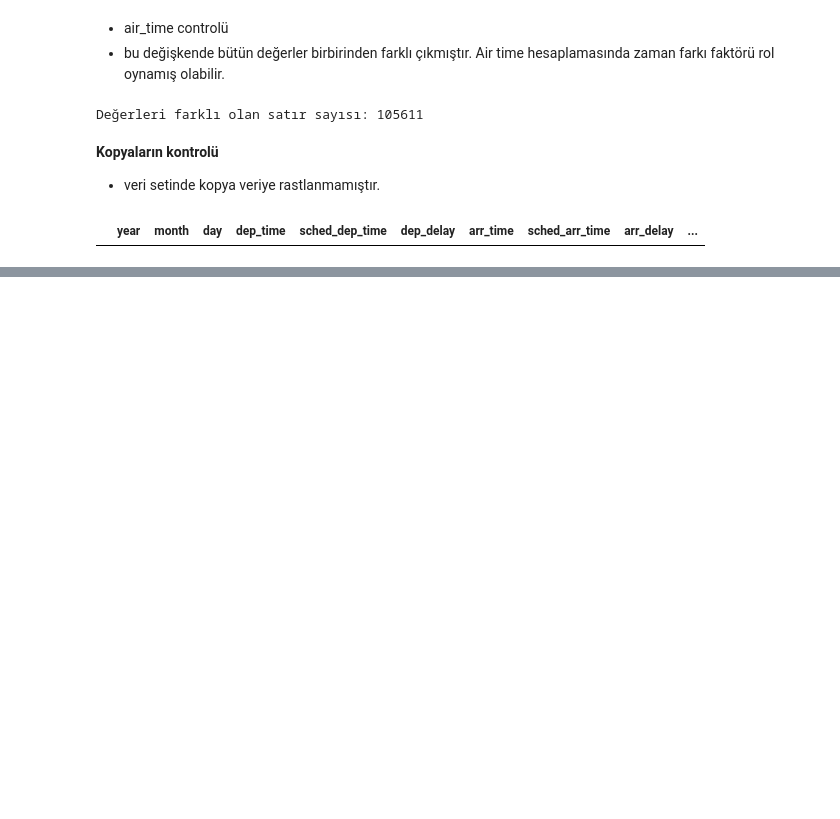
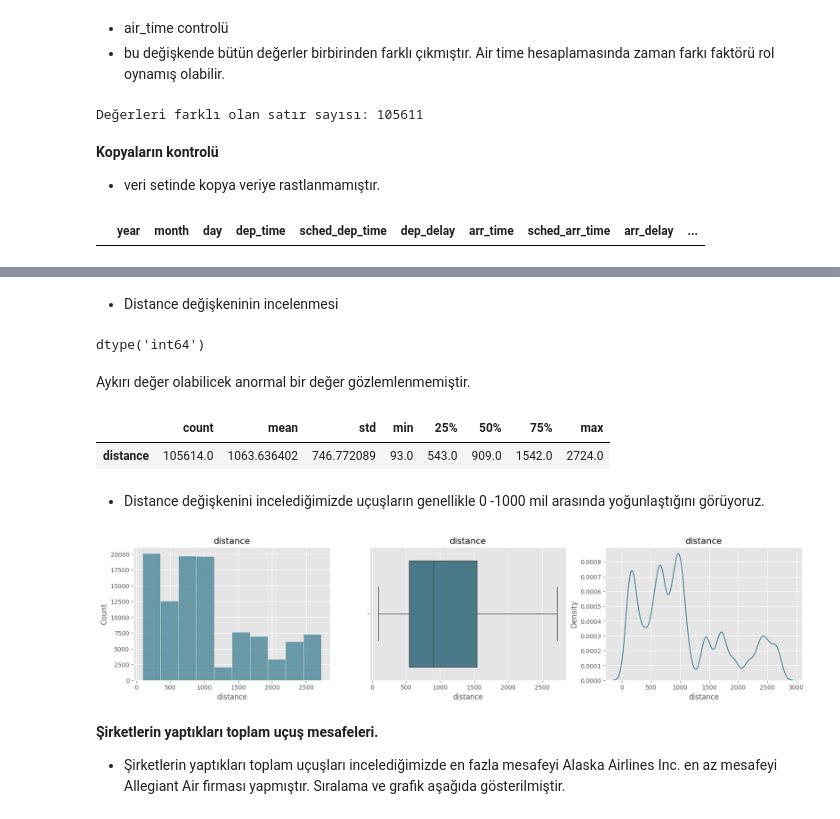
Before and after one commit to kntvrl/flights_project, a Jupyter notebook: project_notebook_ds.ipynb, the cells around one changed output, grey strips where cells are left out. Saved outputs shown, nothing was run; the diff lists cells and outputs as text; code cells hidden in the pictures; blank space fills up the shorter version.

```diff
--- a/project_notebook_ds.ipynb
+++ b/project_notebook_ds.ipynb
@@ -556,0 +600,39 @@ df.head(3)
+# %%
+
+def single_variable_multiple_plot(data,type="float64",numeric=True):
+    """
+    Veri kümesindeki tek bir değişkeni histogram, kutu grafiği ve çekirdek yoğunluk tahmini (sayısal değişkenler için) veya sayısal değişkenler için sayım grafiği ve pasta grafiği (kategorik değişkenler için) kullanarak görselleştirir.
+
+    Parametreler:
+    data : DataFrame Veri kümesi.
+    type : str, opsiyonel, Sayısal değişkenlerin veri tipi. Varsayılan 'float64'tür.
+    numeric : bool, opsiyonel, True ise, grafikler sayısal değişkenler için oluşturulur; False ise, grafikler kategorik değişkenler için oluşturulur. Varsayılan True'dur.
+
+    Returns:
+    None
+    """
+
+    if numeric:
+         numeric_columns= [col for col in data.columns if data[col].dtype == type]
+         for i in numeric_columns:
+            fig, axes = plt.subplots(nrows=1,ncols=3, figsize=(20,4))
+            sns.histplot(x=data[i],bins=10,ax=axes[0])
+            axes[0].set_title(i)
+            sns.boxplot(x=data[i],ax=axes[1])
+            axes[1].set_title(i)
+            sns.kdeplot(x=data[i],ax=axes[2])
+            axes[2].set_title(i)
+            plt.show()
+
+    else:
+         categoric_columns= [col for col in data.columns if data[col].dtype in ["object","category","int32"]]
+         for i in categoric_columns:
+            fig, axes = plt.subplots(nrows=1,ncols=2, figsize=(16,8))
+            sns.countplot(data=data, x=i,order=data[i].value_counts().index, ax=axes[0])
+            axes[0].set_title(i)
+            axes[0].set_xticklabels(axes[0].get_xticklabels(), rotation=90)
+            plt.pie(data[i].value_counts(), autopct='%1.1f%%',labels=data[i].value_counts().index)
+            axes[1].set_title(i)
+            axes[1].set_xticklabels(axes[1].get_xticklabels(), rotation=90)
+            plt.tight_layout()
+            plt.show()
@@ -556,0 +665,22 @@ df.head(3)
+# %% [markdown]
+- Distance değişkeninin incelenmesi
+# %%
+df["distance"].dtype
+# %% [output]
+dtype('int64')
+# %% [markdown]
+Aykırı değer olabilicek anormal bir değer gözlemlenmemiştir.
+# %%
+df[["distance"]].describe().T
+# %% [output]
+|  | count | mean | std | min | 25% | 50% | 75% | max |
+| distance | 105614.0 | 1063.636402 | 746.772089 | 93.0 | 543.0 | 909.0 | 1542.0 | 2724.0 |
+# %% [markdown]
+- Distance değişkenini incelediğimizde uçuşların genellikle 0 -1000 mil arasında yoğunlaştığını görüyoruz.
+# %%
+single_variable_multiple_plot(df[["distance"]],type="int64",numeric=True)
+# %% [output]
+[figure, added]
+# %% [markdown]
+**Şirketlerin yaptıkları toplam uçuş mesafeleri.**
+- Şirketlerin yaptıkları toplam uçuşları incelediğimizde  en fazla mesafeyi Alaska Airlines Inc. en az mesafeyi Allegiant Air firması yapmıştır. Sıralama ve grafik aşağıda gösterilmiştir.
```
Also changed, not shown: parts of 71 cells of this notebook.
